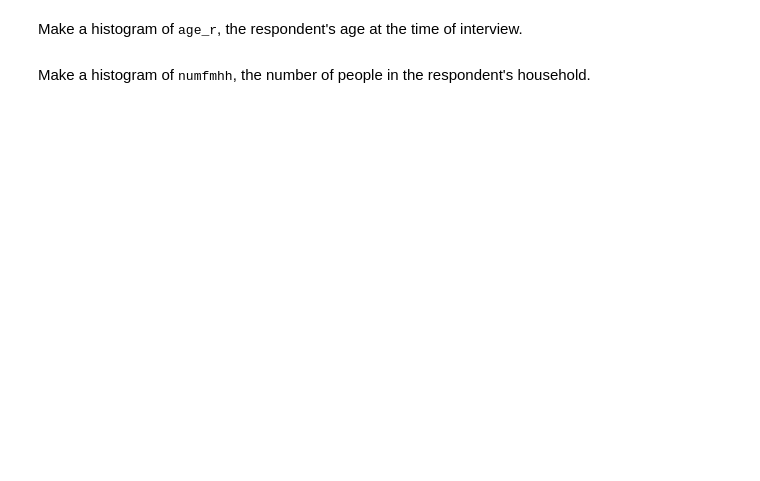
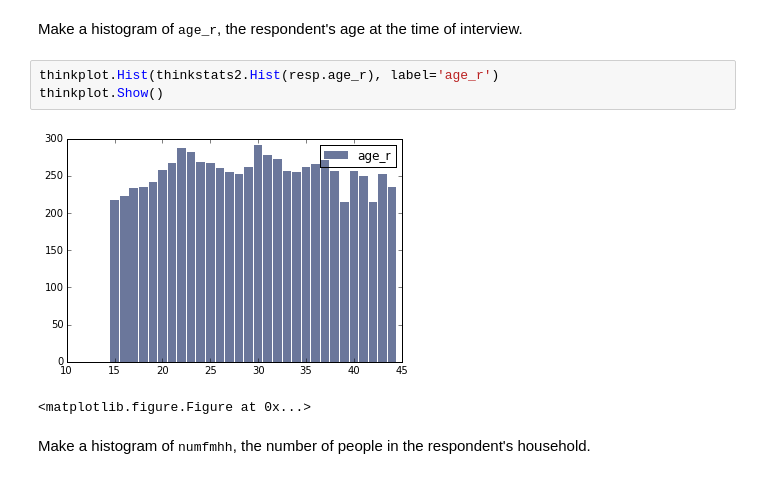
Before and after one commit to warmlogic/ThinkStats2, a Jupyter notebook: code/chap02ex.ipynb, the cells around one changed output. Cells and saved outputs as stored; diff of their text form; blank space fills up the shorter version.

```diff
--- a/code/chap02ex.ipynb
+++ b/code/chap02ex.ipynb
@@ -28,4 +40,10 @@ thinkplot.Show()
 # %% [markdown]
 Make a histogram of <tt>age_r</tt>, the respondent's age at the time of interview.
+# %%
+thinkplot.Hist(thinkstats2.Hist(resp.age_r), label='age_r')
+thinkplot.Show()
+# %% [output]
+[figure, added]
+<matplotlib.figure.Figure at 0x...>
 # %% [markdown]
 Make a histogram of <tt>numfmhh</tt>, the number of people in the respondent's household.
```
Also changed, not shown: parts of 15 cells of this notebook, 1 other file.
